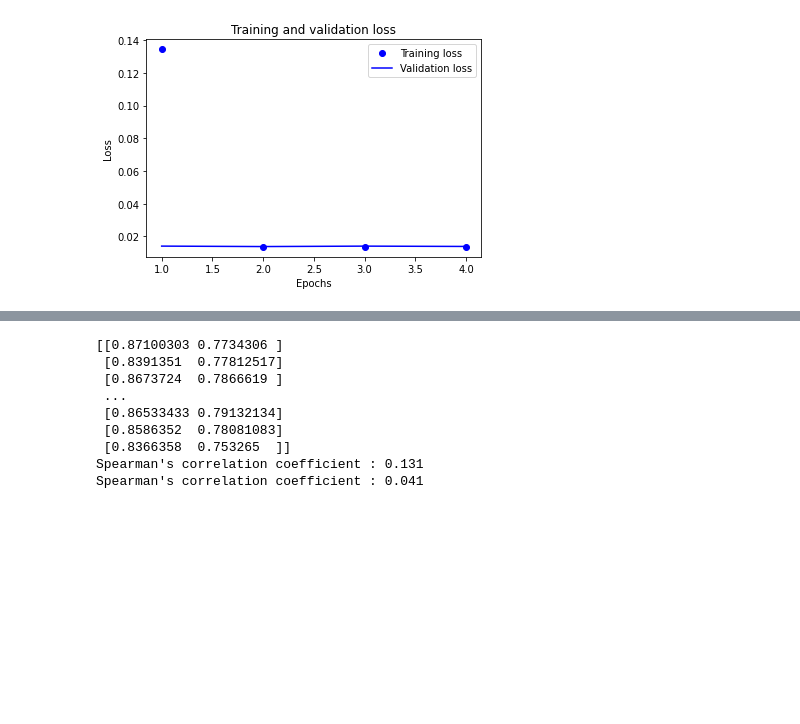
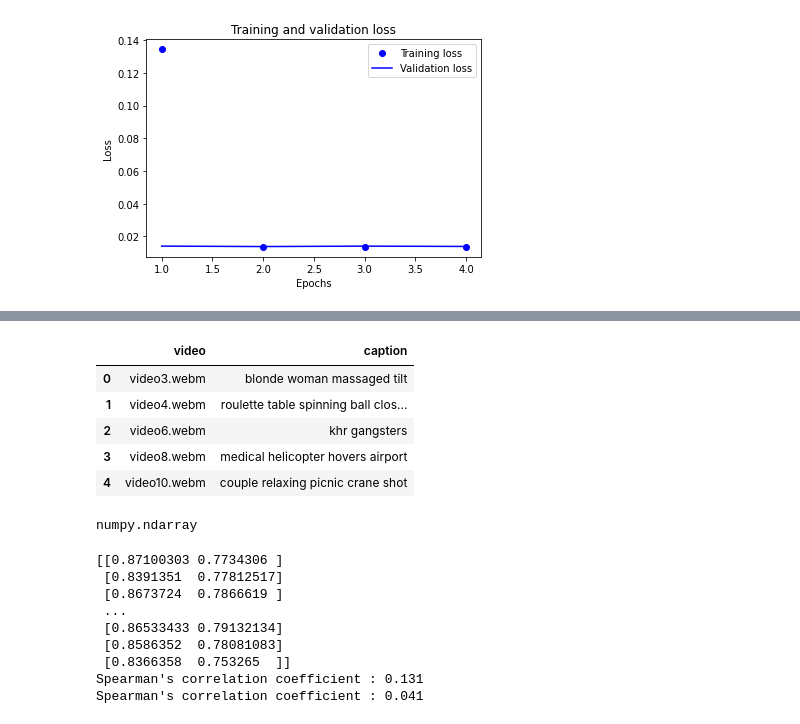
Before and after one commit to vinodkmani/pandas_exercises, a Jupyter notebook: VedioMemorability.ipynb, the cells around one changed output, grey strips where cells are left out. Cells and saved outputs as stored; diff of their text form; code cells hidden in the pictures; blank space fills up the shorter version.

```diff
--- a/VedioMemorability.ipynb
+++ b/VedioMemorability.ipynb
@@ -200,3 +213,7 @@ Epoch 3/30
 Epoch 4/30
 3360/3360 [==============================] - 2s 506us/step - loss: 0.0136 - accuracy: 0.7051 - val_loss: 0.0139 - val_accuracy: 0.6958
 [figure]
+# %%
+import nltk
+nltk.download('stopwords')
+stopwords=nltk.corpus.stopwords.words('english')
@@ -203,3 +223,34 @@ Epoch 4/30
+# %%
+caption_path='/content/drive/My Drive/MachineLearning/CA684_Assignment/Dev-set/Captions/dev-set_video-captions.txt'
+captions=read_captions(caption_path)
+# %%
+#Remove stopwords and punctuations
+from string import punctuation
+for i, cap in enumerate(captions['caption']):
+    # replace punctuations with space
+    # convert words to lower case
+    text = ''.join([c if c not in punctuation else ' ' for c in cap]).lower()
+    #removing stopwords
+    rmv_stopwords= ' '.join([word for word in text.split() if word not in stopwords])
+    captions.loc[i,'caption'] = rmv_stopwords #updating the original captions
+# %%
+captions.head()
+# %% [output]
+|  | video | caption |
+| 0 | video3.webm | blonde woman massaged tilt |
+| 1 | video4.webm | roulette table spinning ball clos... |
+| 2 | video6.webm | khr gangsters |
+| 3 | video8.webm | medical helicopter hovers airport |
+| 4 | video10.webm | couple relaxing picnic crane shot |
+# %%
+
+#implementing bag of words for the combined captions
+from sklearn.feature_extraction.text import CountVectorizer
+vectorizer = CountVectorizer(analyzer = "word",max_features=3112)
+captions_bag = vectorizer.fit_transform(captions.caption).toarray()
+type(captions_bag)
+# %% [output]
+numpy.ndarray
 # %%
 model_predictions = model.predict(X_test)
 print(model_predictions)
```
Also changed, not shown: parts of 4 cells of this notebook.
